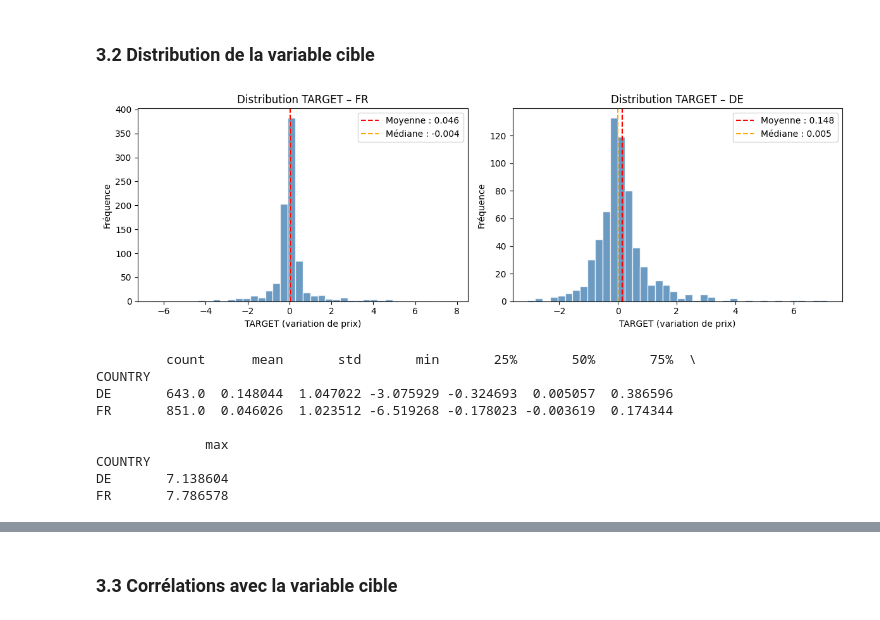
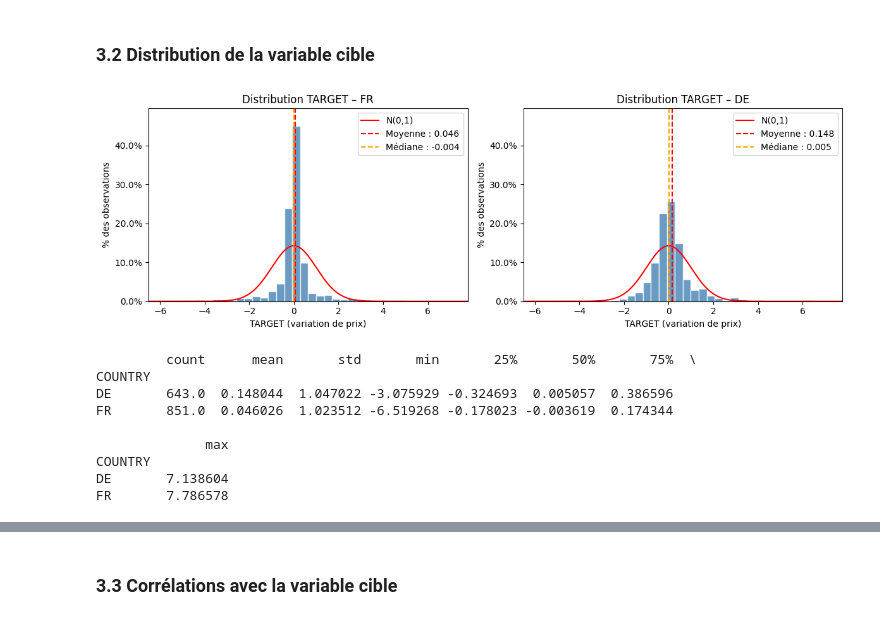
Before and after one commit to hugoser10/explaining-electricity-prices, a Jupyter notebook: main.ipynb, the cells around one changed output, grey strips where cells are left out. Drawn from its saved outputs; the diff is of its cells as text; code cells hidden in the pictures.

```diff
--- a/main.ipynb
+++ b/main.ipynb
@@ -149,24 +149,45 @@ Les valeurs manquantes concernent principalement des colonnes propres à un pays
 # %% [markdown]
 ### 3.2 Distribution de la variable cible
 # %%
+from scipy.stats import norm
+
 fig, axes = plt.subplots(1, 2, figsize=(12, 4))
+
+all_data = df[df['COUNTRY'].isin(['FR', 'DE'])]['TARGET']
+bins = np.linspace(all_data.min(), all_data.max(), 41)
+
+max_pct = 0
+for country in ['FR', 'DE']:
+    subset = df[df['COUNTRY'] == country]['TARGET']
+    weights = np.ones(len(subset)) / len(subset) * 100
+    counts, _ = np.histogram(subset, bins=bins, weights=weights)
+    max_pct = max(max_pct, counts.max())
+
+x_norm = np.linspace(all_data.min(), all_data.max(), 300)
+bin_width = (all_data.max() - all_data.min()) / 40
+y_norm = norm.pdf(x_norm, 0, 1) * bin_width * 100
 
 for ax, country in zip(axes, ['FR', 'DE']):
     subset = df[df['COUNTRY'] == country]['TARGET']
-    ax.hist(subset, bins=40, color='steelblue', edgecolor='white', alpha=0.8)
+    weights = np.ones(len(subset)) / len(subset) * 100
+    ax.hist(subset, bins=bins, weights=weights, color='steelblue', edgecolor='white', alpha=0.8)
+    ax.plot(x_norm, y_norm, color='red', linewidth=1.5, linestyle='-', label='N(0,1)')
     ax.axvline(subset.mean(), color='red', linestyle='--', label=f'Moyenne : {subset.mean():.3f}')
     ax.axvline(subset.median(), color='orange', linestyle='--', label=f'Médiane : {subset.median():.3f}')
     ax.set_title(f'Distribution TARGET – {country}')
     ax.set_xlabel('TARGET (variation de prix)')
-    ax.set_ylabel('Fréquence')
+    ax.set_ylabel('% des observations')
+    ax.set_xlim(all_data.min(), all_data.max())
+    ax.set_ylim(0, max_pct * 1.1)
+    ax.yaxis.set_major_formatter(plt.FuncFormatter(lambda x, _: f'{x:.1f}%'))
     ax.legend()
 
 plt.tight_layout()
 plt.show()
 
 print(df.groupby('COUNTRY')['TARGET'].describe())
 # %% [output]
-[figure, old version]
+[figure, new version]
          count      mean       std       min       25%       50%       75%  \
 COUNTRY
 DE       643.0  0.148044  1.047022 -3.075929 -0.324693  0.005057  0.386596
```
Also changed, not shown: parts of 41 cells of this notebook, 4 other files.
